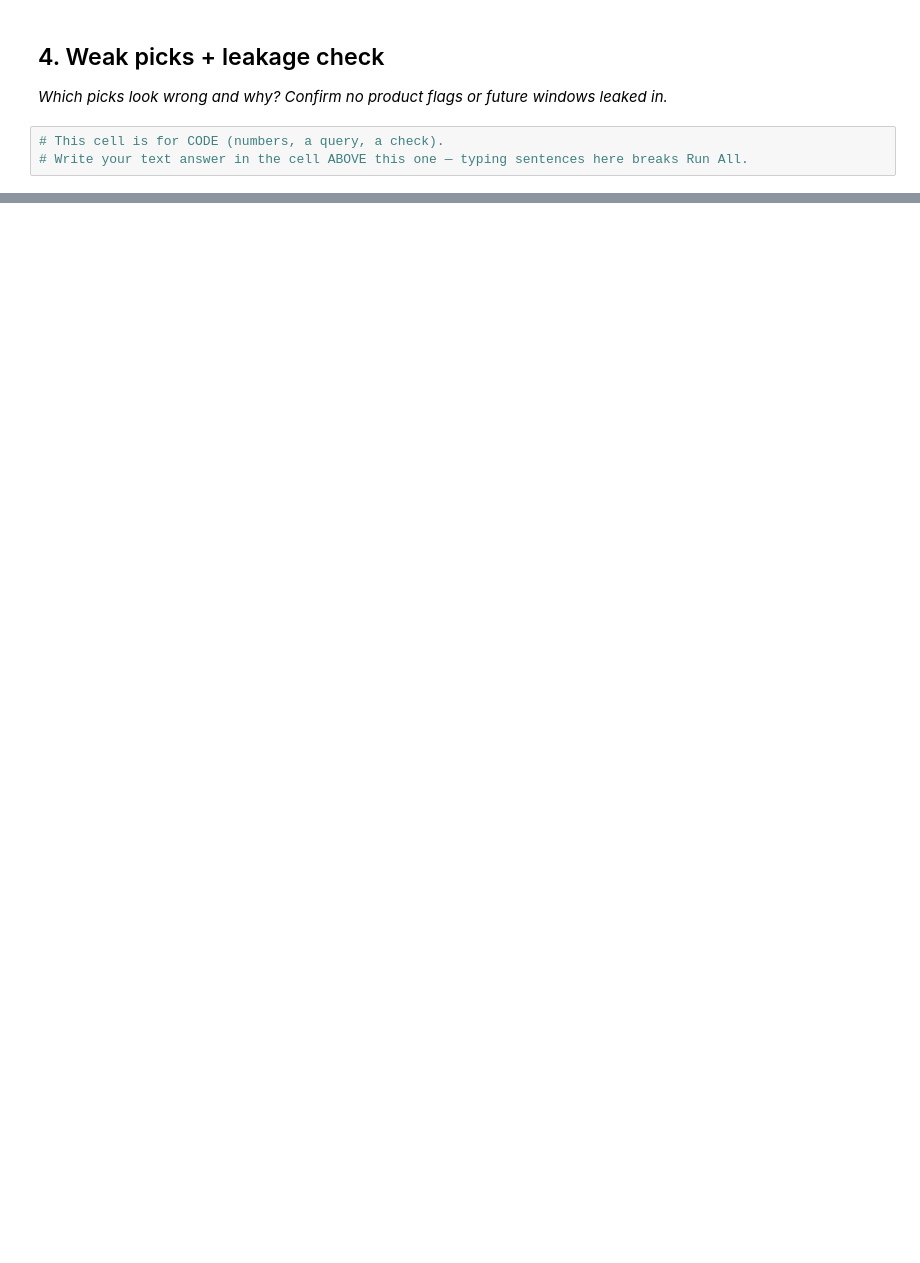
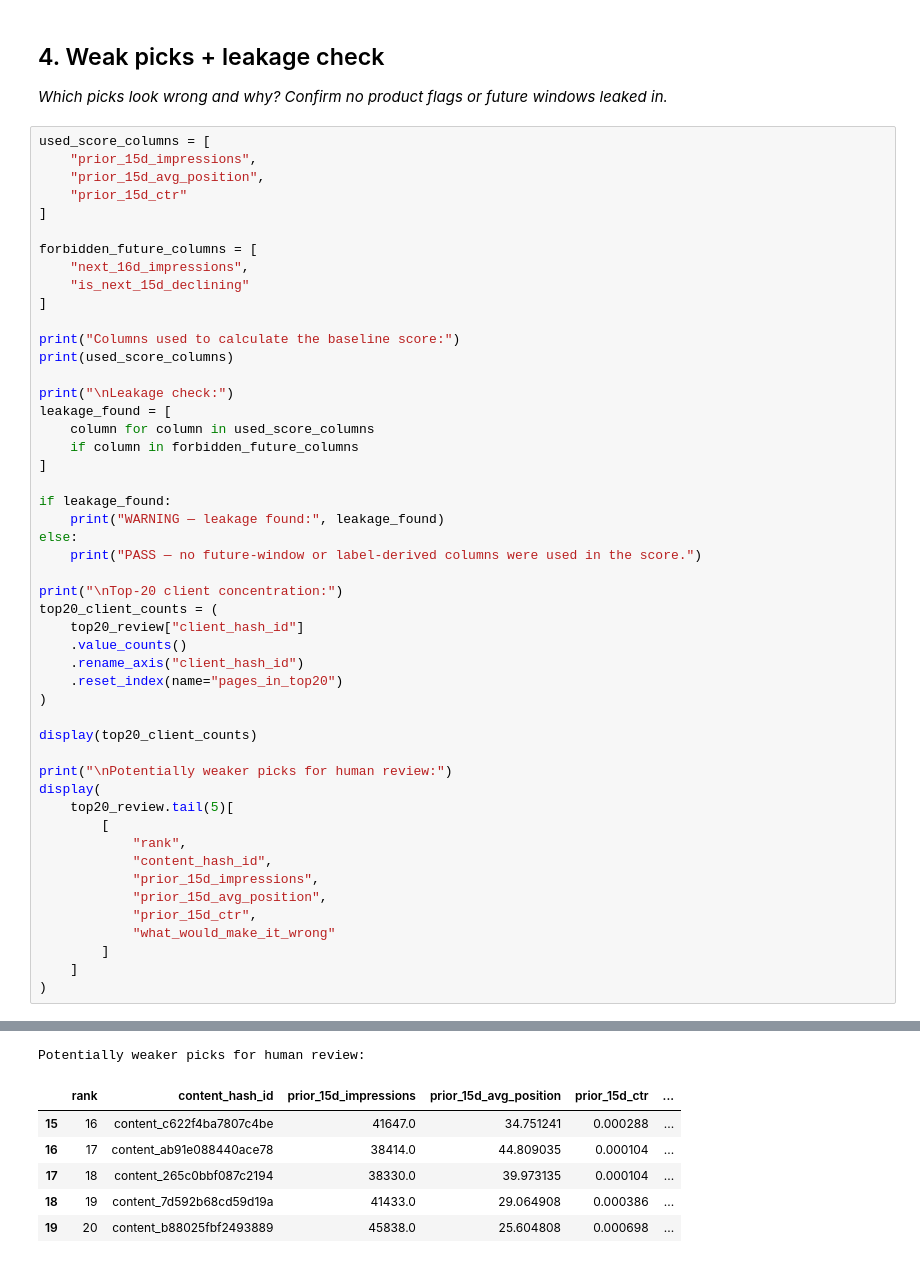
Before and after one commit to Ezgicode/FlyRAnk-AI, a Jupyter notebook: work/notebooks/w04_baseline_score.ipynb, the cells around one changed output, grey strips where cells are left out. Cells and saved outputs as stored; diff of their text form; blank space fills up the shorter version.

```diff
--- a/work/notebooks/w04_baseline_score.ipynb
+++ b/work/notebooks/w04_baseline_score.ipynb
@@ -31,6 +397,53 @@ This skeleton is yours to fill. Work the sections **in order** — each one has
 ## 4. Weak picks + leakage check
 
 *Which picks look wrong and why? Confirm no product flags or future windows leaked in.*
-# %%
-# This cell is for CODE (numbers, a query, a check).
-# Write your text answer in the cell ABOVE this one — typing sentences here breaks Run All.
+# %%
+used_score_columns = [
+    "prior_15d_impressions",
+    "prior_15d_avg_position",
+    "prior_15d_ctr"
+]
+
+forbidden_future_columns = [
+    "next_16d_impressions",
+    "is_next_15d_declining"
+]
+
+print("Columns used to calculate the baseline score:")
+print(used_score_columns)
+
+print("\nLeakage check:")
+leakage_found = [
+    column for column in used_score_columns
+    if column in forbidden_future_columns
+]
+
+if leakage_found:
+    print("WARNING — leakage found:", leakage_found)
+else:
+    print("PASS — no future-window or label-derived columns were used in the score.")
+
+print("\nTop-20 client concentration:")
+top20_client_counts = (
+    top20_review["client_hash_id"]
+    .value_counts()
+    .rename_axis("client_hash_id")
+    .reset_index(name="pages_in_top20")
+)
+
+display(top20_client_counts)
+
+print("\nPotentially weaker picks for human review:")
+display(
+    top20_review.tail(5)[
+        [
+            "rank",
+            "content_hash_id",
+            "prior_15d_impressions",
+            "prior_15d_avg_position",
+            "prior_15d_ctr",
+            "what_would_make_it_wrong"
+        ]
+    ]
+)
+# %% [output]
@@ -36,0 +461,7 @@ This skeleton is yours to fill. Work the sections **in order** — each one has
+Potentially weaker picks for human review:
+|  | rank | content_hash_id | prior_15d_impressions | prior_15d_avg_position | prior_15d_ctr | ... |
+| 15 | 16 | content_c622f4ba7807c4be | 41647.0 | 34.751241 | 0.000288 | ... |
+| 16 | 17 | content_ab91e088440ace78 | 38414.0 | 44.809035 | 0.000104 | ... |
+| 17 | 18 | content_265c0bbf087c2194 | 38330.0 | 39.973135 | 0.000104 | ... |
+| 18 | 19 | content_7d592b68cd59d19a | 41433.0 | 29.064908 | 0.000386 | ... |
+| 19 | 20 | content_b88025fbf2493889 | 45838.0 | 25.604808 | 0.000698 | ... |
```
Also changed, not shown: parts of 18 cells of this notebook.
